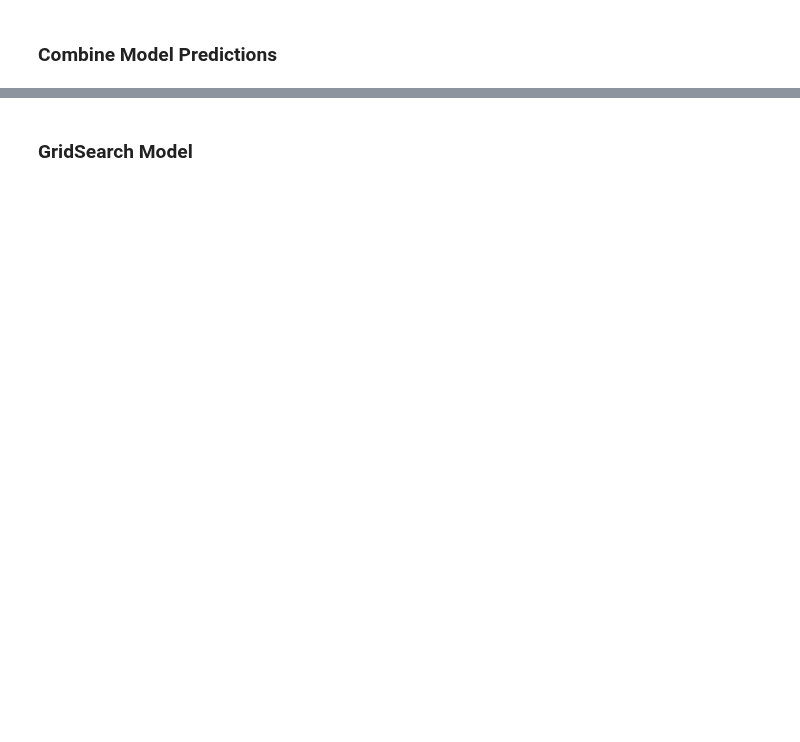
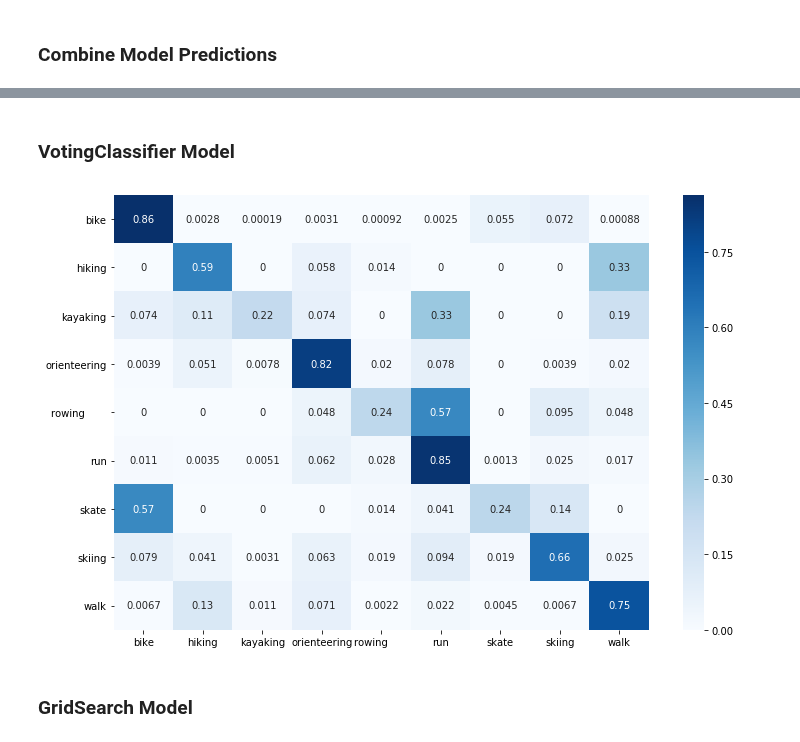
Before and after one commit to cheekeet86/project-capstone, a Jupyter notebook: code/fitrec/3_model_fitrec.ipynb, the cells around one changed output, grey strips where cells are left out. Saved outputs shown, nothing was run; the diff lists cells and outputs as text; code cells hidden in the pictures; blank space fills up the shorter version.

Commit message:
added votingclassifer

```diff
--- a/code/fitrec/3_model_fitrec.ipynb
+++ b/code/fitrec/3_model_fitrec.ipynb
@@ -867,0 +832,33 @@ sns.heatmap(df_cm,annot=True,cmap="Blues");
+# %% [markdown]
+### VotingClassifier Model
+# %%
+# init models
+
+lr = LogisticRegression()
+knn = KNeighborsClassifier(n_neighbors=3)
+dtc = DecisionTreeClassifier(max_depth=10,random_state=3050)
+rfc = RandomForestClassifier(n_estimators=10,max_depth=10,n_jobs=-1, random_state=3050)
+svc = SVC()
+# %%
+# lr knn dtc rfc svc
+
+estimators = [
+        ('lr', lr),
+        ('knn', knn),
+        ('dtc', dtc),
+        ('rfc', rfc),
+        ('svc', svc)
+            ]
+
+vc = VotingClassifier(estimators=estimators, voting='hard')
+vc = vc.fit(X_train, y_train)
+y_pred = vc.predict(X_test)
+# %%
+cm = confusion_matrix(y_test, y_pred)
+cm = cm.astype('float') / cm.sum(axis=1)[:, np.newaxis]
+df_cm = pd.DataFrame(data=cm, columns=le.classes_, index=le.classes_)
+
+plt.figure(figsize=(12,8))
+sns.heatmap(df_cm,annot=True,cmap="Blues");
+# %% [output]
+[figure, added]
```
Also changed, not shown: parts of 31 cells of this notebook, 3 other files.
